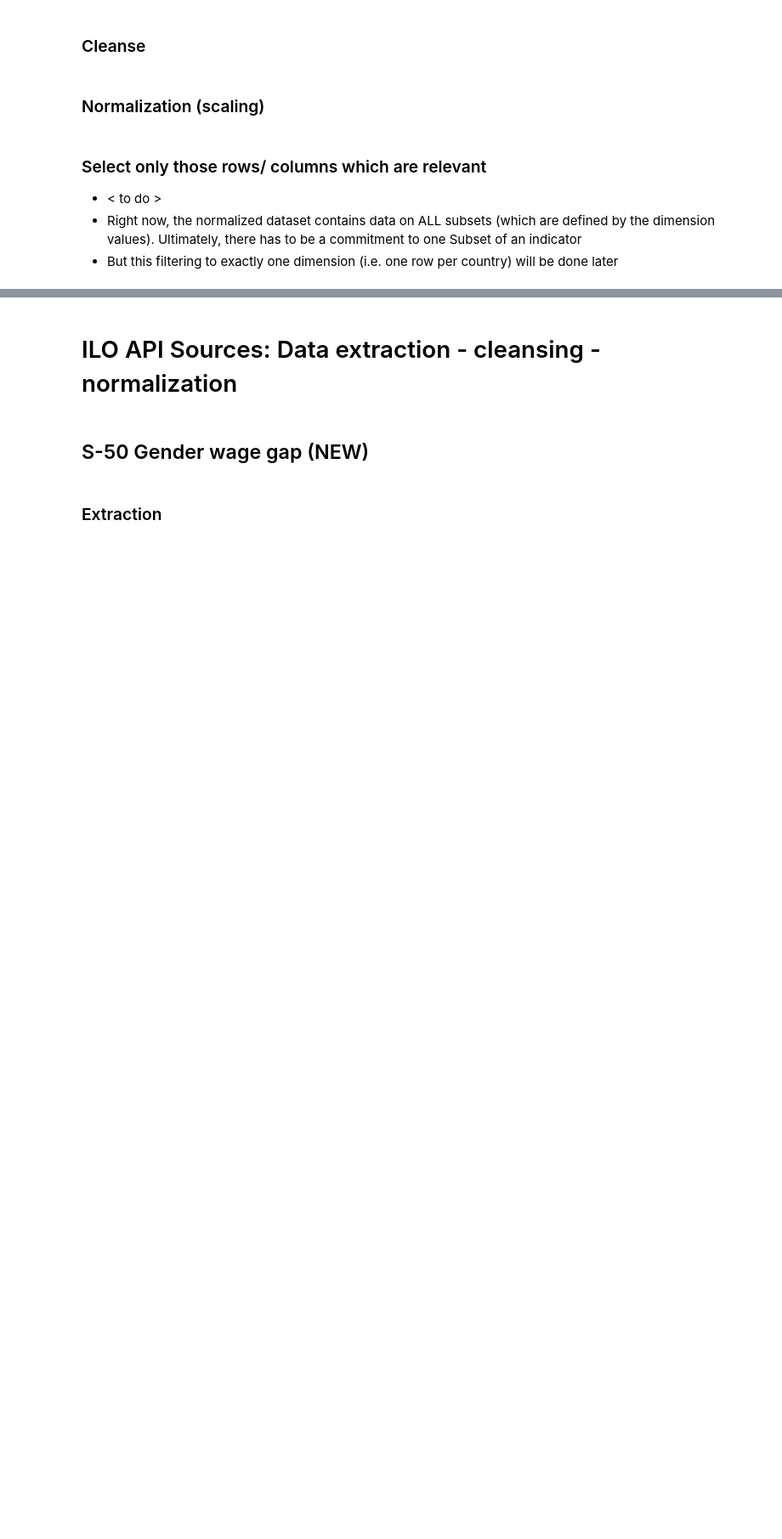
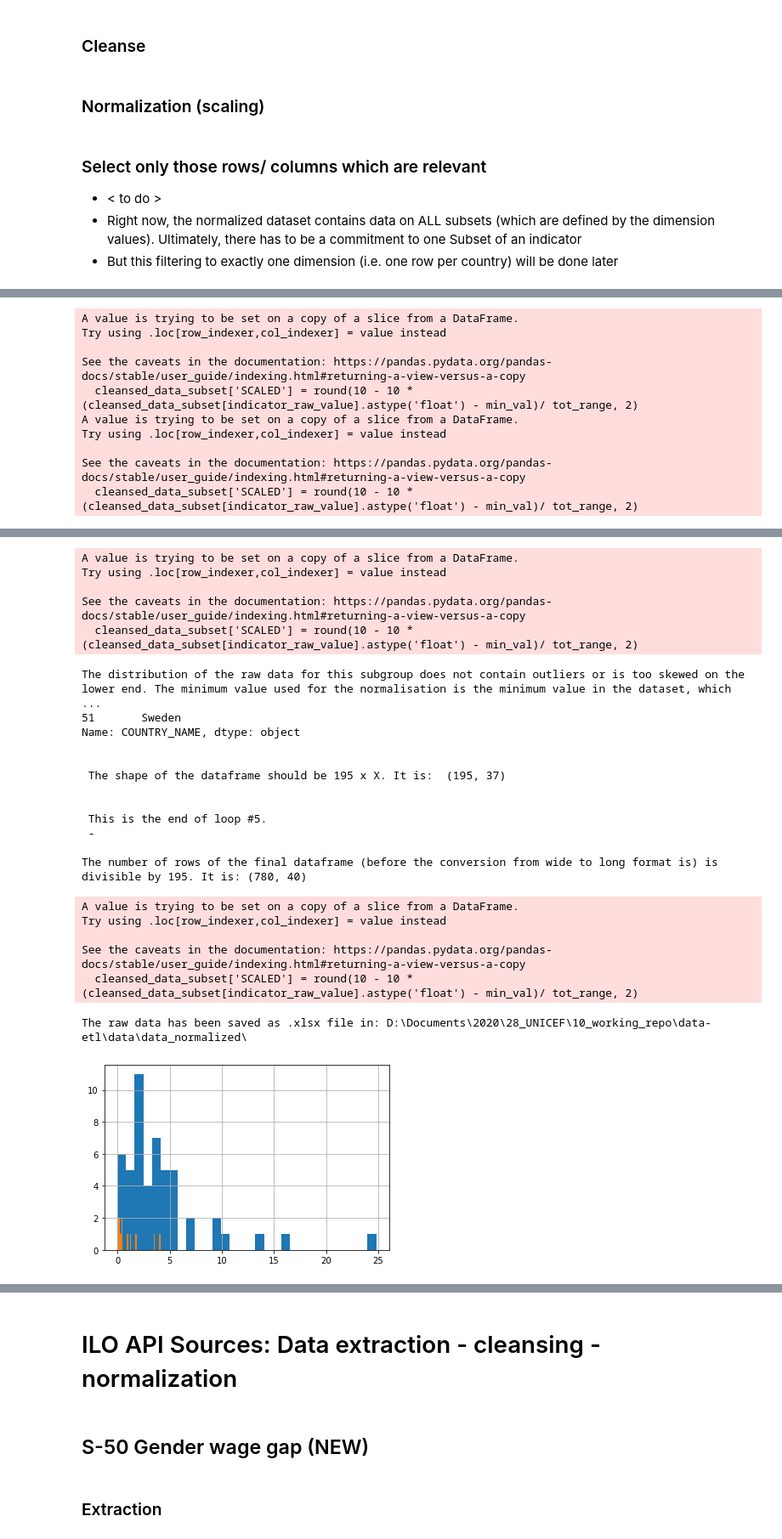
Before and after one commit to m-g-d-c/crba-etl, a Jupyter notebook: main.ipynb, the cells around one changed output, grey strips where cells are left out. Shown at 85% size. Cells and saved outputs as stored; diff of their text form; code cells hidden in the pictures; blank space fills up the shorter version.

Commit message:
Update main.ipynb
Add more indicators (up until soure 183

```diff
--- a/main.ipynb
+++ b/main.ipynb
@@ -950,0 +958,7 @@ save_normalized_data.save_normalized_data(dataframe = s102_normalized,
+# %%
+# Extract data
+s125_raw = extract_sdg_api_data(series_code = 'VC_VAW_SXVLN')
+
+# Save raw data
+save_raw_data.save_raw_data(dataframe = s125_raw,
+              filename = 'S_125.xlsx')
@@ -950,0 +1011,39 @@ save_normalized_data.save_normalized_data(dataframe = s102_normalized,
+# %%
+# Scale the raw data and bring the dataframe into long formmat
+s125_normalized = scaler.normalizer(cleansed_data = s125_cleansed,
+                        indicator_raw_value = 'value',
+                        indicator_code = 'NEW',
+                        indicator_name = 'Prevalence of sexual violence',
+                        cleansed_df_iso2_col = 'CountryIso2',
+                        crba_final_country_list = country_crba_list,
+                        crba_final_country_list_iso_col = 'COUNTRY_ISO_2',
+                        inverted = True,
+                        non_dim_cols = ['geoAreaCode',
+                                        'geoAreaName',
+                                        'timePeriodStart',
+                                        'value',
+                                        'valueType',
+                                        'time_detail',
+                                        'timeCoverage',
+                                        'upperBound',
+                                        'lowerBound',
+                                        'basePeriod',
+                                        'source',
+                                        'geoInfoUrl',
+                                        'footnotes',
+                                        'attributes.Nature',
+                                        'attributes.Units',
+                                        'Unnamed: 0',
+                                        'CountryDesc',
+                                        'CountryIso2',
+                                        'CountryIso3',
+                                        'COUNTRY_ISO_2',
+                                        'COUNTRY_ISO_3',
+                                        'COUNTRY_NAME',
+                                        '_merge']
+                       )
+
+# save normalized data
+save_normalized_data.save_normalized_data(dataframe = s125_normalized,
+             filename = 'S_125_normalized.xlsx')
+# %% [output]
@@ -950,0 +1067,10 @@ save_normalized_data.save_normalized_data(dataframe = s102_normalized,
+A value is trying to be set on a copy of a slice from a DataFrame.
+Try using .loc[row_indexer,col_indexer] = value instead
+
+See the caveats in the documentation: https://pandas.pydata.org/pandas-docs/stable/user_guide/indexing.html#returning-a-view-versus-a-copy
+  cleansed_data_subset['SCALED'] = round(10 - 10 * (cleansed_data_subset[indicator_raw_value].astype('float') - min_val)/ tot_range, 2)
+A value is trying to be set on a copy of a slice from a DataFrame.
+Try using .loc[row_indexer,col_indexer] = value instead
+
+See the caveats in the documentation: https://pandas.pydata.org/pandas-docs/stable/user_guide/indexing.html#returning-a-view-versus-a-copy
+  cleansed_data_subset['SCALED'] = round(10 - 10 * (cleansed_data_subset[indicator_raw_value].astype('float') - min_val)/ tot_range, 2)
@@ -950,0 +1094,24 @@ save_normalized_data.save_normalized_data(dataframe = s102_normalized,
+A value is trying to be set on a copy of a slice from a DataFrame.
+Try using .loc[row_indexer,col_indexer] = value instead
+
+See the caveats in the documentation: https://pandas.pydata.org/pandas-docs/stable/user_guide/indexing.html#returning-a-view-versus-a-copy
+  cleansed_data_subset['SCALED'] = round(10 - 10 * (cleansed_data_subset[indicator_raw_value].astype('float') - min_val)/ tot_range, 2)
+The distribution of the raw data for this subgroup does not contain outliers or is too skewed on the lower end. The minimum value used for the normalisation is the minimum value in the dataset, which  ...
+51       Sweden
+Name: COUNTRY_NAME, dtype: object
+
+
+ The shape of the dataframe should be 195 x X. It is:  (195, 37)
+
+
+ This is the end of loop #5.
+ -
+
+The number of rows of the final dataframe (before the conversion from wide to long format is) is divisible by 195. It is: (780, 40)
+A value is trying to be set on a copy of a slice from a DataFrame.
+Try using .loc[row_indexer,col_indexer] = value instead
+
+See the caveats in the documentation: https://pandas.pydata.org/pandas-docs/stable/user_guide/indexing.html#returning-a-view-versus-a-copy
+  cleansed_data_subset['SCALED'] = round(10 - 10 * (cleansed_data_subset[indicator_raw_value].astype('float') - min_val)/ tot_range, 2)
+The raw data has been saved as .xlsx file in: D:\Documents\2020\28_UNICEF\10_working_repo\data-etl\data\data_normalized\
+[figure, added]
```
Also changed, not shown: parts of 95 cells of this notebook.
